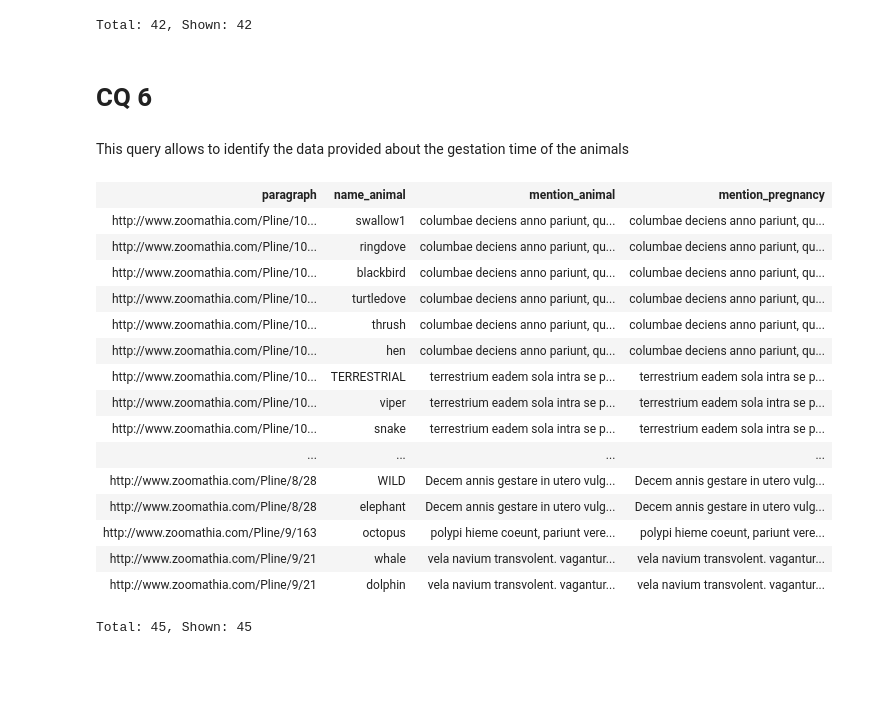
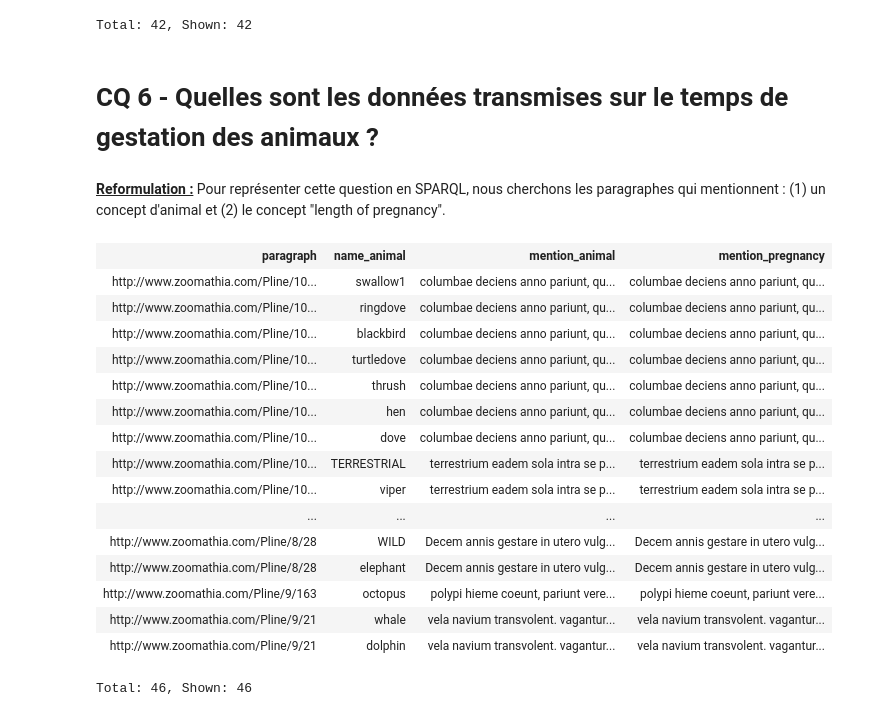
Before and after one commit to Sensaku/CEPAM-CNRS-Zoomathia, a Jupyter notebook: Projet_Zoomathia/QC/Pline-KG_Queries.ipynb, the cells around one changed output. Cells and saved outputs as stored; diff of their text form; code cells hidden in the pictures; blank space fills up the shorter version.

```diff
--- a/Projet_Zoomathia/QC/Pline-KG_Queries.ipynb
+++ b/Projet_Zoomathia/QC/Pline-KG_Queries.ipynb
@@ -426,53 +426,58 @@ ORDER BY ?paragraph
 | http://www.zoomathia.com/Pline/8/6 | WILD | Certum est unum tardioris ingeni ... | linguistic capacity | Certum est unum tardioris ingeni ... |
 | http://www.zoomathia.com/Pline/8/6 | elephant | Certum est unum tardioris ingeni ... | linguistic capacity | Certum est unum tardioris ingeni ... |
 Total: 42, Shown: 42
-# %% [markdown]
-# CQ 6
-# %% [markdown]
-This query allows to identify the data provided about the gestation time of the animals
+# %% [markdown]
+# CQ 6 - Quelles sont les données transmises sur le temps de gestation des animaux ?
+# %% [markdown]
+<u>**Reformulation :**</u> Pour représenter cette question en SPARQL, nous cherchons les paragraphes qui mentionnent : (1) un concept d'animal et (2) le concept "length of pregnancy".
 # %%
 SELECT DISTINCT ?paragraph ?name_animal ?mention_animal ?mention_pregnancy WHERE {
-?annotation1 a oa:Annotation;
-              oa:hasBody ?animal;
-              oa:hasTarget ?target1.
-  ?target1 oa:hasSource ?paragraph;
-     oa:hasSelector ?selector.
+?annotation1 oa:hasBody ?animal;
+    oa:hasTarget  [
+        oa:hasSource ?paragraph;
+        oa:hasSelector [
+            oa:exact ?mention_animal;
+            oa:start ?start_mention_animal;
+            oa:end ?end_mention_animal;
+        ]
+    ].
 
-  ?selector oa:exact ?mention_animal.
+?animal skos:prefLabel ?name_animal.
 
-  ?animal a skos:Concept;
-       skos:prefLabel ?name_animal.
+?animal_collection skos:prefLabel ?collection_name;
+    skos:member ?animal.
 
-  ?animal_collection a skos:Collection;
-       skos:prefLabel "Ancient class"@en;
-       skos:member ?animal.
+?annotation2 oa:hasBody ?pregnancy;
+    oa:hasTarget [
+        oa:hasSource ?paragraph;
+        oa:hasSelector [
+            oa:exact ?mention_pregnancy;
+            oa:start ?start_mention_pregnancy;
+            oa:end ?end_mention_pregnancy;
+        ]
+    ].
 
-  ?annotation2 oa:hasBody ?pregnancy;
-        oa:hasTarget ?target2.
-  ?target2 oa:hasSource ?paragraph;
-      oa:hasSelector ?selector2.
-  ?selector2 oa:exact ?mention_pregnancy.
+?pregnancy skos:prefLabel "length of pregnancy"@en.
 
-  ?pregnancy skos:prefLabel "length of pregnancy"@en.
-
-  FILTER (lang(?name_animal) = "en").
+FILTER (lang(?name_animal) = "en").
+FILTER (?collection_name in ("Ancient class"@en, "Zoonyms"@en))
 }
 ORDER BY ?paragraph
 # %% [output]
 | paragraph | name_animal | mention_animal | mention_pregnancy |
 | http://www.zoomathia.com/Pline/10... | swallow1 | columbae deciens anno pariunt, qu... | columbae deciens anno pariunt, qu... |
 | http://www.zoomathia.com/Pline/10... | ringdove | columbae deciens anno pariunt, qu... | columbae deciens anno pariunt, qu... |
 | http://www.zoomathia.com/Pline/10... | blackbird | columbae deciens anno pariunt, qu... | columbae deciens anno pariunt, qu... |
 | http://www.zoomathia.com/Pline/10... | turtledove | columbae deciens anno pariunt, qu... | columbae deciens anno pariunt, qu... |
 | http://www.zoomathia.com/Pline/10... | thrush | columbae deciens anno pariunt, qu... | columbae deciens anno pariunt, qu... |
 | http://www.zoomathia.com/Pline/10... | hen | columbae deciens anno pariunt, qu... | columbae deciens anno pariunt, qu... |
+| http://www.zoomathia.com/Pline/10... | dove | columbae deciens anno pariunt, qu... | columbae deciens anno pariunt, qu... |
 | http://www.zoomathia.com/Pline/10... | TERRESTRIAL | terrestrium eadem sola intra se p... | terrestrium eadem sola intra se p... |
 | http://www.zoomathia.com/Pline/10... | viper | terrestrium eadem sola intra se p... | terrestrium eadem sola intra se p... |
-| http://www.zoomathia.com/Pline/10... | snake | terrestrium eadem sola intra se p... | terrestrium eadem sola intra se p... |
 | ... | ... | ... | ... |
 | http://www.zoomathia.com/Pline/8/28 | WILD | Decem annis gestare in utero vulg... | Decem annis gestare in utero vulg... |
 | http://www.zoomathia.com/Pline/8/28 | elephant | Decem annis gestare in utero vulg... | Decem annis gestare in utero vulg... |
 | http://www.zoomathia.com/Pline/9/163 | octopus | polypi hieme coeunt, pariunt vere... | polypi hieme coeunt, pariunt vere... |
 | http://www.zoomathia.com/Pline/9/21 | whale | vela navium transvolent. vagantur... | vela navium transvolent. vagantur... |
 | http://www.zoomathia.com/Pline/9/21 | dolphin | vela navium transvolent. vagantur... | vela navium transvolent. vagantur... |
-Total: 45, Shown: 45
+Total: 46, Shown: 46
```
Also changed, not shown: parts of 6 cells of this notebook.
